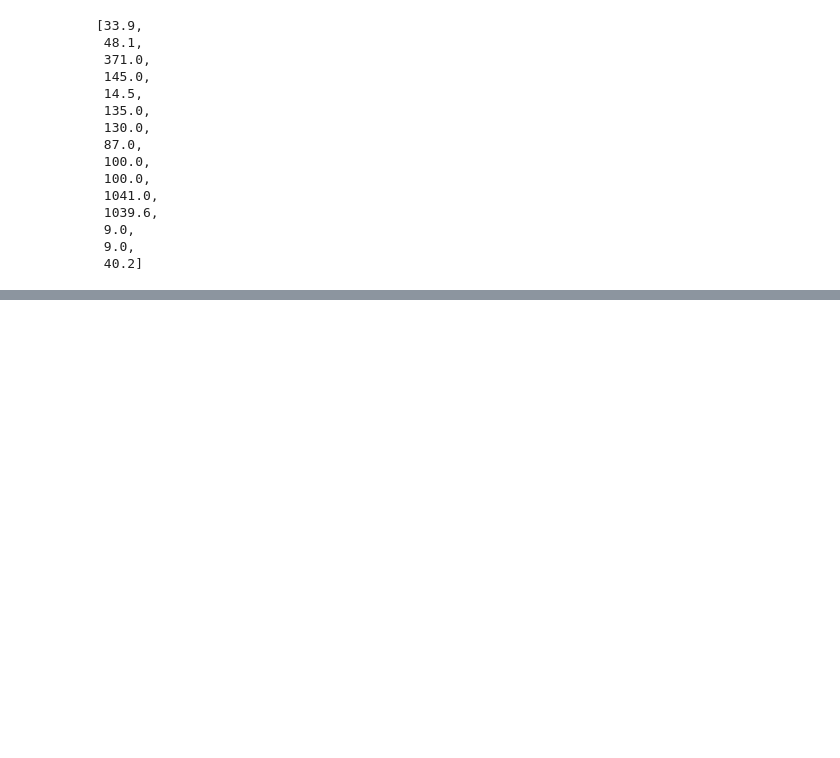
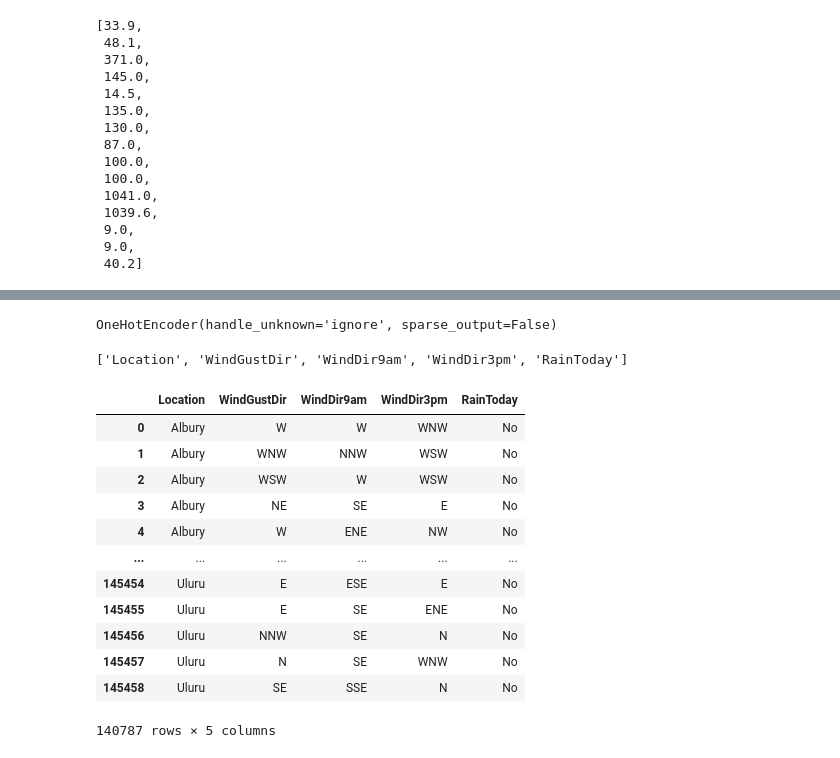
Before and after one commit to rafeyshah/scikit-learn-revisited, a Jupyter notebook: 02. Logistic Regression for Classification/LogisticRegression.ipynb, the cells around one changed output, grey strips where cells are left out. Cells and saved outputs as stored; diff of their text form; code cells hidden in the pictures; blank space fills up the shorter version.

```diff
--- a/02. Logistic Regression for Classification/LogisticRegression.ipynb
+++ b/02. Logistic Regression for Classification/LogisticRegression.ipynb
@@ -377,0 +406,24 @@ train_inputs[numeric_cols].describe()
+# %%
+encoder.fit(raw_df[categorical_cols])
+# %% [output]
+OneHotEncoder(handle_unknown='ignore', sparse_output=False)
+# %%
+categorical_cols
+# %% [output]
+['Location', 'WindGustDir', 'WindDir9am', 'WindDir3pm', 'RainToday']
+# %%
+raw_df[categorical_cols]
+# %% [output]
+|  | Location | WindGustDir | WindDir9am | WindDir3pm | RainToday |
+| 0 | Albury | W | W | WNW | No |
+| 1 | Albury | WNW | NNW | WSW | No |
+| 2 | Albury | WSW | W | WSW | No |
+| 3 | Albury | NE | SE | E | No |
+| 4 | Albury | W | ENE | NW | No |
+| ... | ... | ... | ... | ... | ... |
+| 145454 | Uluru | E | ESE | E | No |
+| 145455 | Uluru | E | SE | ENE | No |
+| 145456 | Uluru | NNW | SE | N | No |
+| 145457 | Uluru | N | SE | WNW | No |
+| 145458 | Uluru | SE | SSE | N | No |
+140787 rows × 5 columns
```
Also changed, not shown: parts of 10 cells of this notebook.
